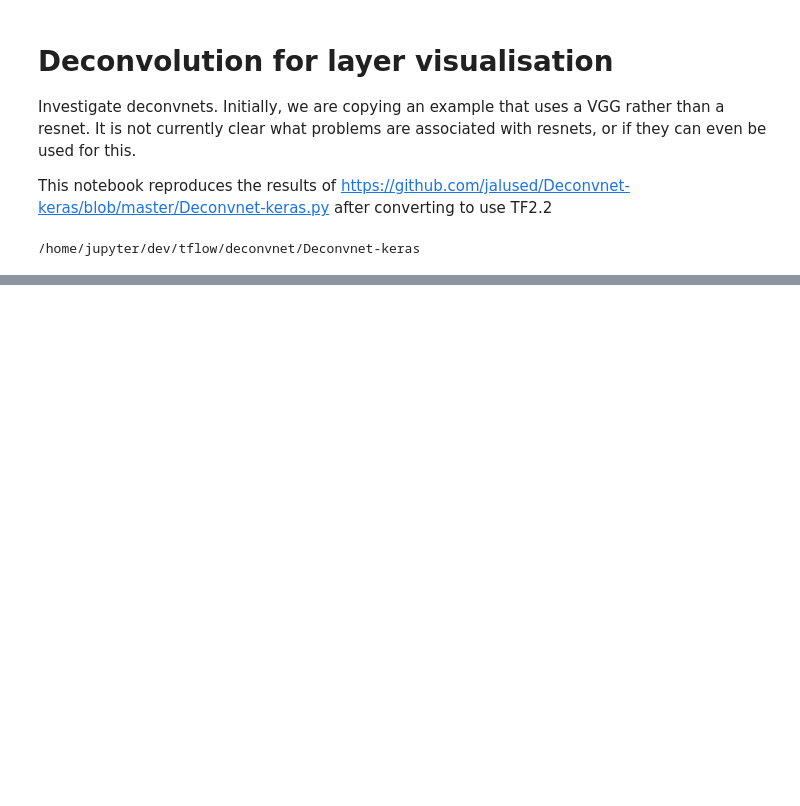
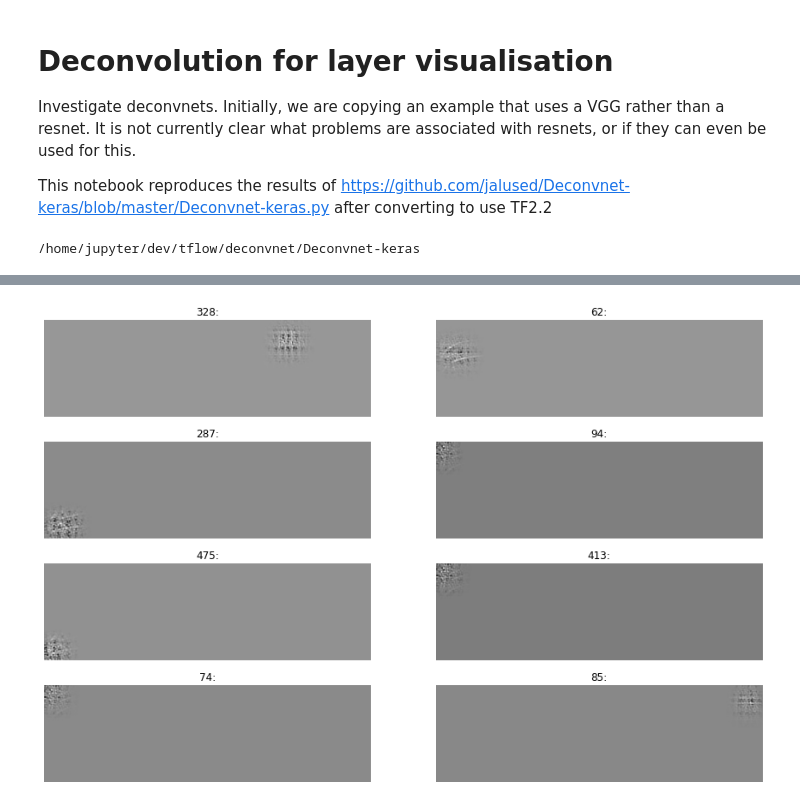
Before and after one commit to nigel-croft-bluefruit/Deconvnet-keras, a Jupyter notebook: 03_audio-deconv.ipynb, the cells around one changed output, grey strips where cells are left out. Saved outputs shown, nothing was run; the diff lists cells and outputs as text; code cells hidden in the pictures; blank space fills up the shorter version.

```diff
--- a/03_audio-deconv.ipynb
+++ b/03_audio-deconv.ipynb
@@ -90,0 +257,4 @@ _________________________________________________________________
+# %%
+multiplot(max_act[:8],'max')
+# %% [output]
+[figure, added]
```
Also changed, not shown: parts of 24 cells of this notebook, 7 other files.
